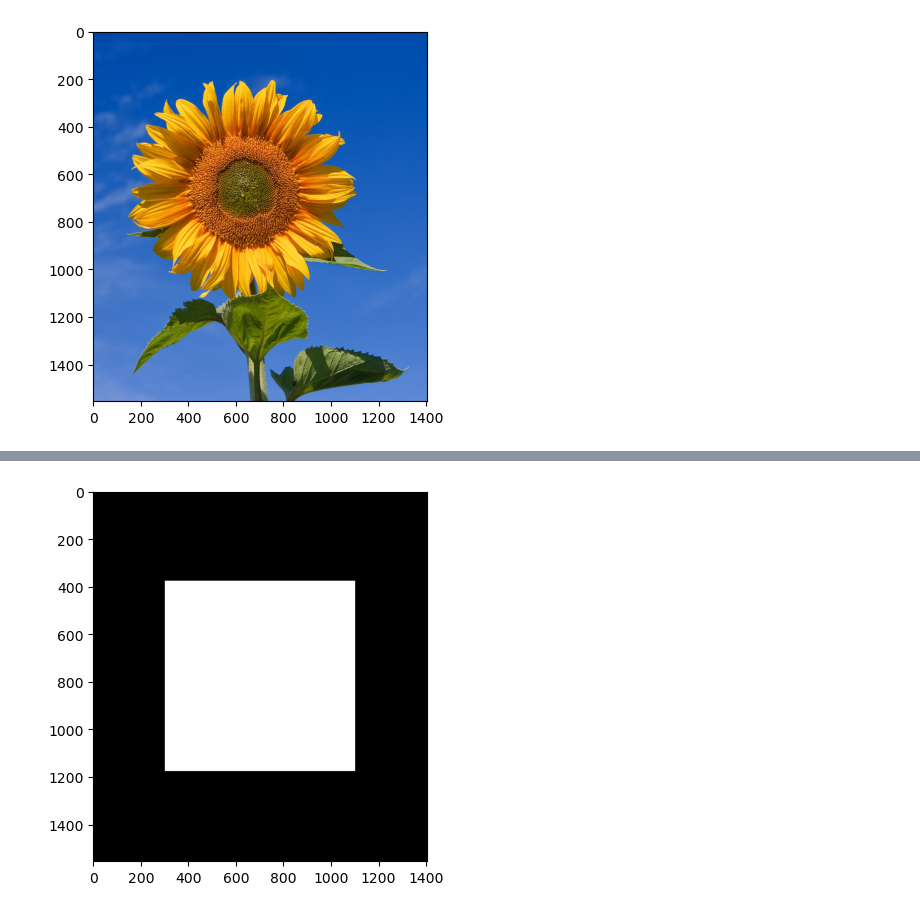
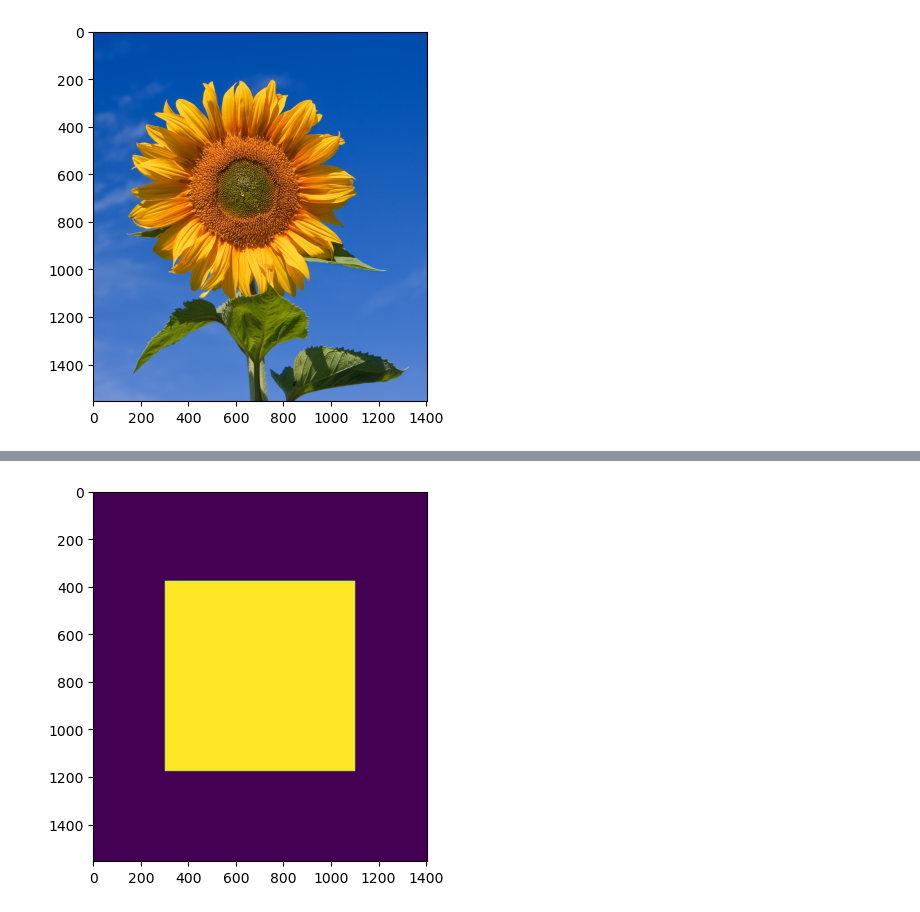
Before and after one commit to moyen-ahmed/Deep-learning, a Jupyter notebook: class-3.ipynb, the cells around one changed output, grey strips where cells are left out. Cells and saved outputs as stored; diff of their text form; code cells hidden in the pictures.

```diff
--- a/class-3.ipynb
+++ b/class-3.ipynb
@@ -143,24 +197,24 @@ plt.show()
 # %%
 # Get the dimensions of the image
 height, width, _ = image.shape
 
 # Create a binary mask of the same size as the image, initialized to zeros (black)
 mask = np.zeros((height, width), dtype=np.uint8)
 
 # Define the size and position of the square
 square_size = 800  # Size of the square
 top_left_x = (width - square_size) // 2
 top_left_y = (height - square_size) // 2
 
 # Create a white square in the mask
 mask[top_left_y:top_left_y + square_size, top_left_x:top_left_x + square_size] = 255
 
-plt.imshow(mask, cmap='gray')
+plt.imshow(mask)
 
 # Convert the mask to a 3-channel mask
 mask_3channel = cv2.cvtColor(mask, cv2.COLOR_GRAY2BGR)
 
 # plt.imshow(mask_3channel)
 plt.show()
 # %% [output]
-[figure, old version]
+[figure, new version]
```
Also changed, not shown: parts of 2 cells of this notebook, 5 other files.
